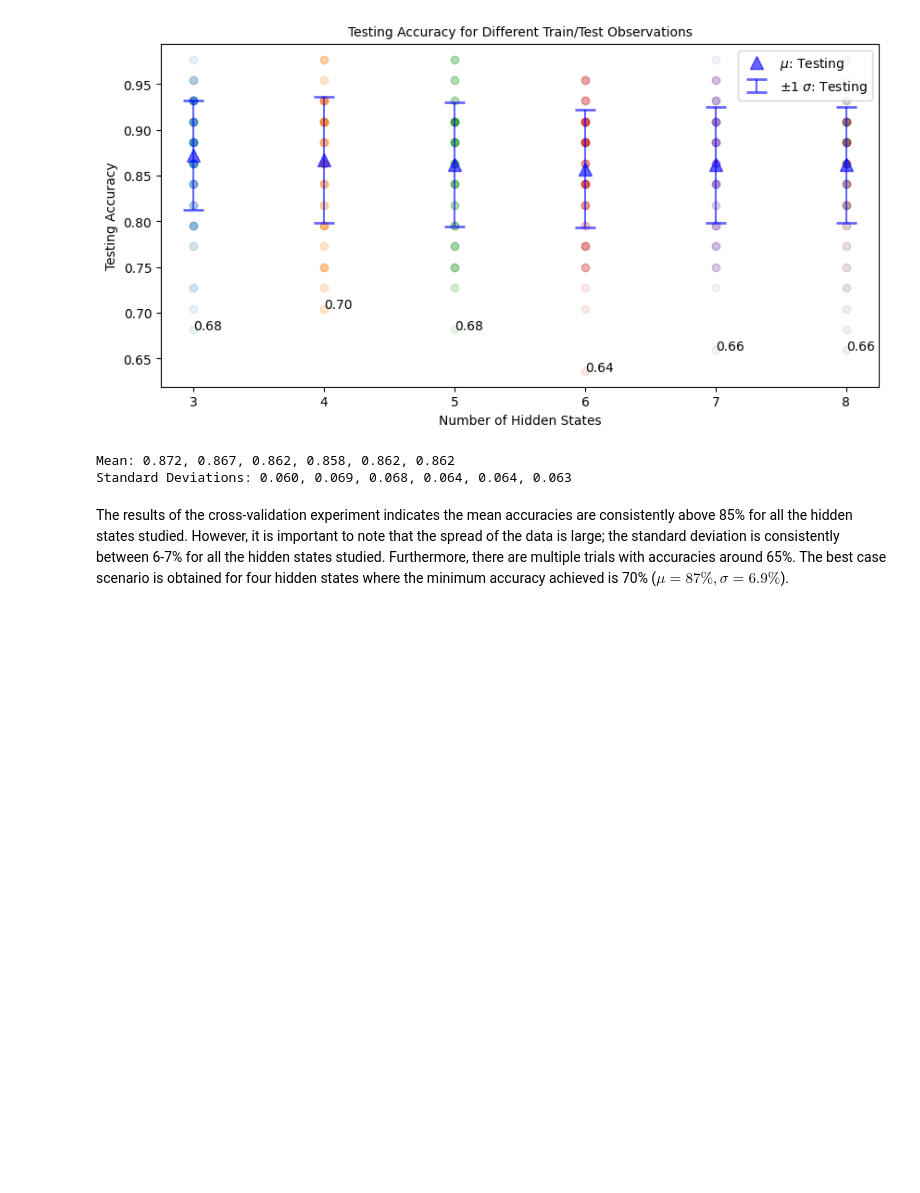
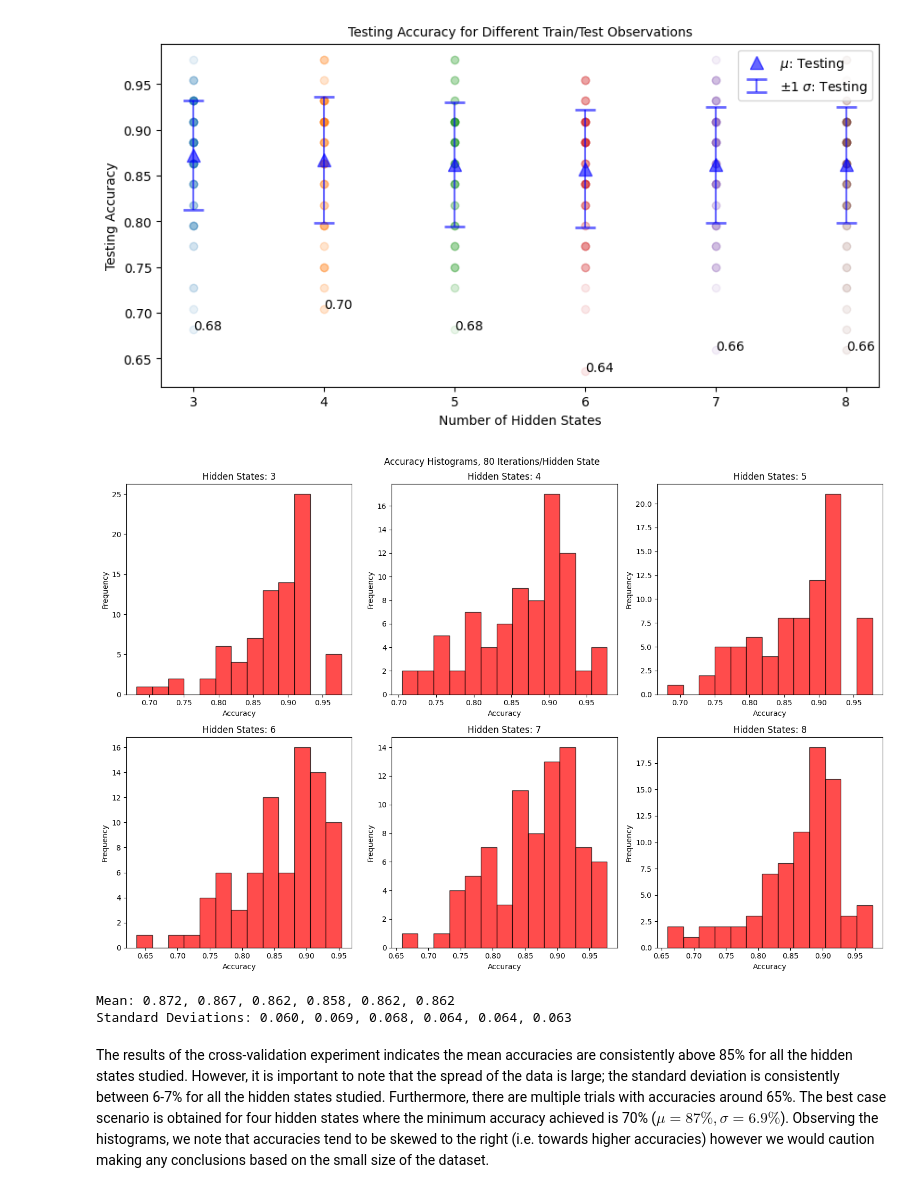
Before and after one commit to Wilfred-Mason/MECH-501, a Jupyter notebook: main/main_notebook_3.ipynb, the cells around one changed output. Drawn from its saved outputs; the diff is of its cells as text; code cells hidden in the pictures; blank space fills up the shorter version.

```diff
--- a/main/main_notebook_3.ipynb
+++ b/main/main_notebook_3.ipynb
@@ -1791,6 +1797,42 @@ axes.legend(loc='upper right')
 plt.show()
 # %% [output]
 [figure]
+# %%
+n_bins = 13
+
+# User-defined number of columns for subplots
+num_columns = 3
+
+# Calculate the number of rows based on the number of hidden states
+num_hidden_states = len(accuracies_test_cv)
+num_rows = (len(hidden_states_set) + num_columns - 1) // num_columns
+
+# Create subplots
+fig, axes = plt.subplots(num_rows, num_columns, figsize=(15, 5 * num_rows))
+fig.suptitle('Accuracy Histograms, 80 Iterations/Hidden State')
+# Flatten the axes array to simplify indexing
+axes = axes.flatten()
+
+# Iterate over hidden states and create histograms
+for i, (hidden_state, accuracies) in enumerate(accuracies_test_cv.items()):
+    # Select the current subplot
+    ax = axes[i]
+
+    # Create the histogram
+    ax.hist(accuracies, bins=n_bins, edgecolor='black', alpha=0.7, color='red')
+
+    # Set labels and title
+    ax.set_xlabel('Accuracy')
+    ax.set_ylabel('Frequency')
+    ax.set_title(f'Hidden States: {hidden_state}')
+
+# Adjust layout for better spacing
+plt.tight_layout()
+
+# Display the plot
+plt.show()
+# %% [output]
+[figure, added]
 # %%
 formatted_accuracies = [f'{accuracy:.3f}' for accuracy in average_accuracies_test]
 formatted_string = ', '.join(formatted_accuracies)
@@ -1803,6 +1845,6 @@ print(f'Standard Deviations: {formatted_string_std}')
 Mean: 0.872, 0.867, 0.862, 0.858, 0.862, 0.862
 Standard Deviations: 0.060, 0.069, 0.068, 0.064, 0.064, 0.063
 # %% [markdown]
-The results of the cross-validation experiment indicates the mean accuracies are consistently above 85% for all the hidden states studied. However, it is important to note that the spread of the data is large; the standard deviation is consistently between 6-7% for all the hidden states studied. Furthermore, there are multiple trials with accuracies around 65%. The best case scenario is obtained for four hidden states where the minimum accuracy achieved is 70% ($\mu = 87\%, \sigma = 6.9\%$).
+The results of the cross-validation experiment indicates the mean accuracies are consistently above 85% for all the hidden states studied. However, it is important to note that the spread of the data is large; the standard deviation is consistently between 6-7% for all the hidden states studied. Furthermore, there are multiple trials with accuracies around 65%. The best case scenario is obtained for four hidden states where the minimum accuracy achieved is 70% ($\mu = 87\%, \sigma = 6.9\%$). Observing the histograms, we note that accuracies tend to be skewed to the right (i.e. towards higher accuracies) however we would caution making any conclusions based on the small size of the dataset.
 # %% [markdown]
 ### Conclusion
```
Also changed, not shown: parts of 3 cells of this notebook.
